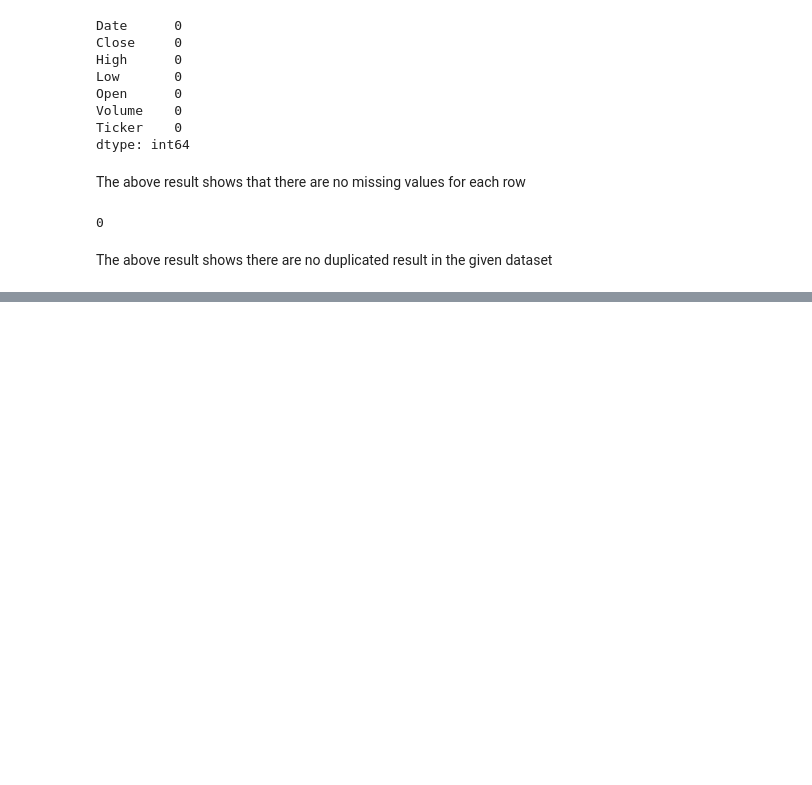
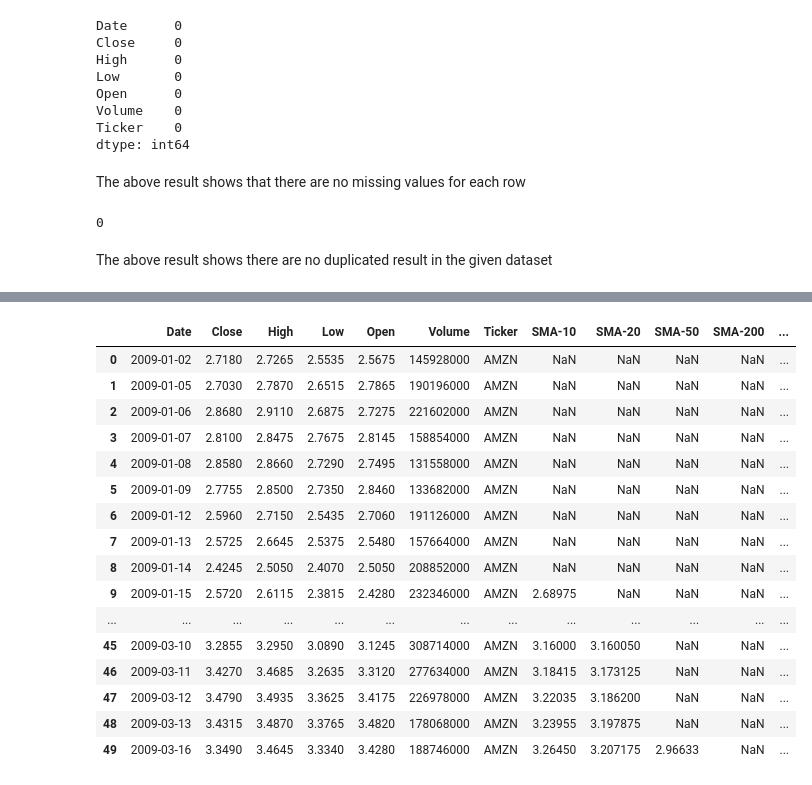
Before and after one commit to hawi088/News-Sentiment, a Jupyter notebook: notebooks/task2_eda.ipynb, the cells around one changed output, grey strips where cells are left out. Drawn from its saved outputs; the diff is of its cells as text; code cells hidden in the pictures; blank space fills up the shorter version.

```diff
--- a/notebooks/task2_eda.ipynb
+++ b/notebooks/task2_eda.ipynb
@@ -96,0 +325,6 @@ The above result shows there are no duplicated result in the given dataset
+# %%
+#Prepare AMZN.csv for TaLib
+amzn =df_all_stocks[df_all_stocks['Ticker']=='AMZN'].copy()
+amzn.head()
+amzn=amzn.sort_values('Date').reset_index(drop=True)
+amzn.head()
@@ -96,0 +338,13 @@ The above result shows there are no duplicated result in the given dataset
+# %%
+close_prices_amzn = amzn['Close'].values
+high_prices_amzn =amzn['High'].values
+low_prices_amzn=amzn['Low'].values
+open_prices_amzn=amzn['Open'].values
+volumes_amzn=amzn['Volume'].values
+# %%
+#Simple Moving Average (SMA) for 10, 20, 50, and 200 days for AMZN
+amzn['SMA-10']=amzn['Close'].rolling(window=10).mean()
+amzn['SMA-20']=amzn['Close'].rolling(window=20).mean()
+amzn['SMA-50']=amzn['Close'].rolling(window=50).mean()
+amzn['SMA-200']=amzn['Close'].rolling(window=200).mean()
+amzn.head(200)
@@ -96,0 +463,26 @@ The above result shows there are no duplicated result in the given dataset
+# %%
+#calculate EMA for AMZN
+amzn['EMA_9']=talib.EMA(close_prices_amzn,timeperiod=9)
+amzn['EMA_12']=talib.EMA(close_prices_amzn,timeperiod=12)
+amzn['EMA_20']=talib.EMA(close_prices_amzn,timeperiod=20)
+amzn['EMA_26']=talib.EMA(close_prices_amzn,timeperiod=26)
+amzn['EMA_50']=talib.EMA(close_prices_amzn,timeperiod=50)
+amzn.head(50)
+# %% [output]
+|  | Date | Close | High | Low | Open | Volume | Ticker | SMA-10 | SMA-20 | SMA-50 | SMA-200 | ... |
+| 0 | 2009-01-02 | 2.7180 | 2.7265 | 2.5535 | 2.5675 | 145928000 | AMZN | NaN | NaN | NaN | NaN | ... |
+| 1 | 2009-01-05 | 2.7030 | 2.7870 | 2.6515 | 2.7865 | 190196000 | AMZN | NaN | NaN | NaN | NaN | ... |
+| 2 | 2009-01-06 | 2.8680 | 2.9110 | 2.6875 | 2.7275 | 221602000 | AMZN | NaN | NaN | NaN | NaN | ... |
+| 3 | 2009-01-07 | 2.8100 | 2.8475 | 2.7675 | 2.8145 | 158854000 | AMZN | NaN | NaN | NaN | NaN | ... |
+| 4 | 2009-01-08 | 2.8580 | 2.8660 | 2.7290 | 2.7495 | 131558000 | AMZN | NaN | NaN | NaN | NaN | ... |
+| 5 | 2009-01-09 | 2.7755 | 2.8500 | 2.7350 | 2.8460 | 133682000 | AMZN | NaN | NaN | NaN | NaN | ... |
+| 6 | 2009-01-12 | 2.5960 | 2.7150 | 2.5435 | 2.7060 | 191126000 | AMZN | NaN | NaN | NaN | NaN | ... |
+| 7 | 2009-01-13 | 2.5725 | 2.6645 | 2.5375 | 2.5480 | 157664000 | AMZN | NaN | NaN | NaN | NaN | ... |
+| 8 | 2009-01-14 | 2.4245 | 2.5050 | 2.4070 | 2.5050 | 208852000 | AMZN | NaN | NaN | NaN | NaN | ... |
+| 9 | 2009-01-15 | 2.5720 | 2.6115 | 2.3815 | 2.4280 | 232346000 | AMZN | 2.68975 | NaN | NaN | NaN | ... |
+| ... | ... | ... | ... | ... | ... | ... | ... | ... | ... | ... | ... | ... |
+| 45 | 2009-03-10 | 3.2855 | 3.2950 | 3.0890 | 3.1245 | 308714000 | AMZN | 3.16000 | 3.160050 | NaN | NaN | ... |
+| 46 | 2009-03-11 | 3.4270 | 3.4685 | 3.2635 | 3.3120 | 277634000 | AMZN | 3.18415 | 3.173125 | NaN | NaN | ... |
+| 47 | 2009-03-12 | 3.4790 | 3.4935 | 3.3625 | 3.4175 | 226978000 | AMZN | 3.22035 | 3.186200 | NaN | NaN | ... |
+| 48 | 2009-03-13 | 3.4315 | 3.4870 | 3.3765 | 3.4820 | 178068000 | AMZN | 3.23955 | 3.197875 | NaN | NaN | ... |
+| 49 | 2009-03-16 | 3.3490 | 3.4645 | 3.3340 | 3.4280 | 188746000 | AMZN | 3.26450 | 3.207175 | 2.96633 | NaN | ... |
```
Also changed, not shown: parts of 12 cells of this notebook.
